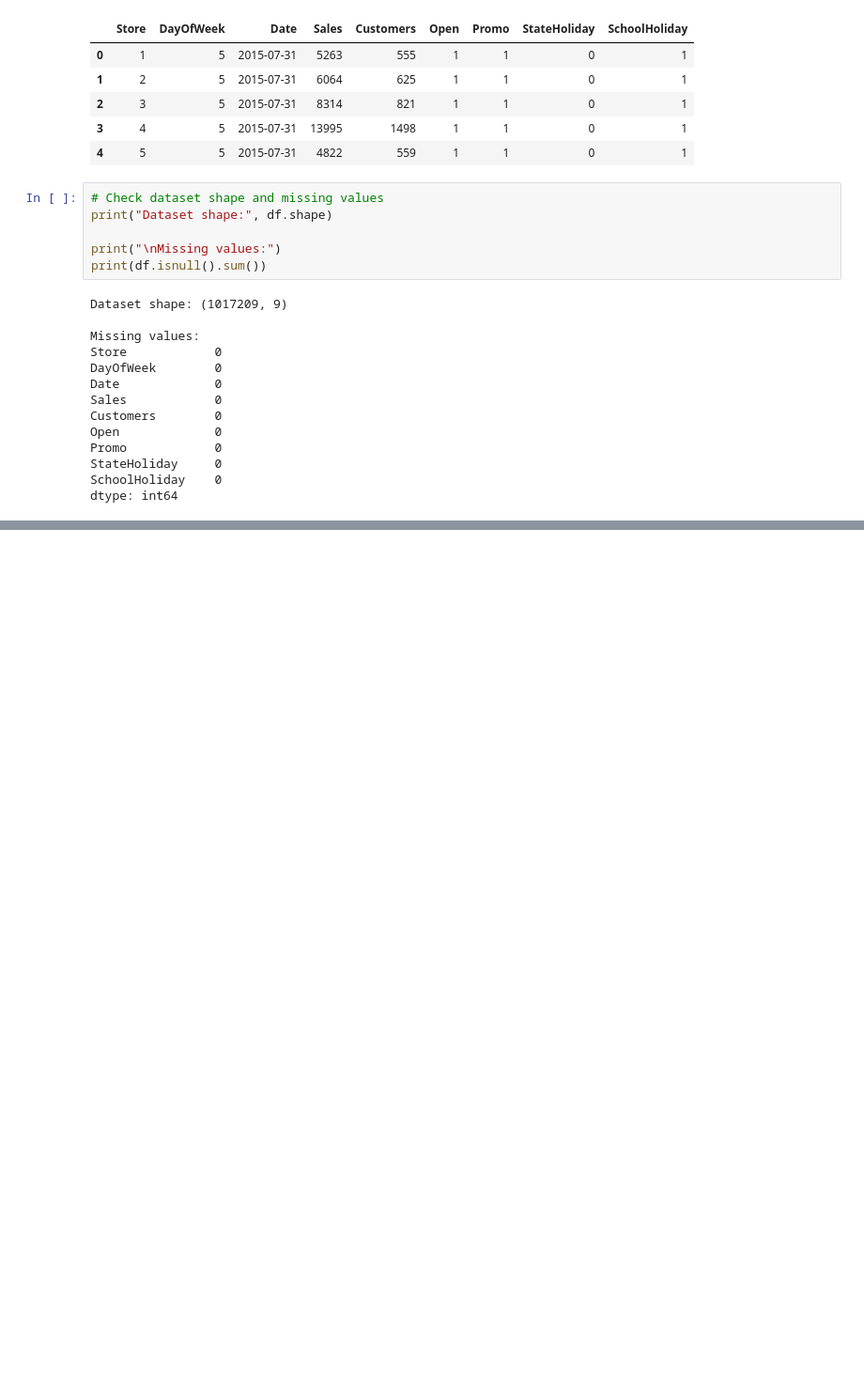
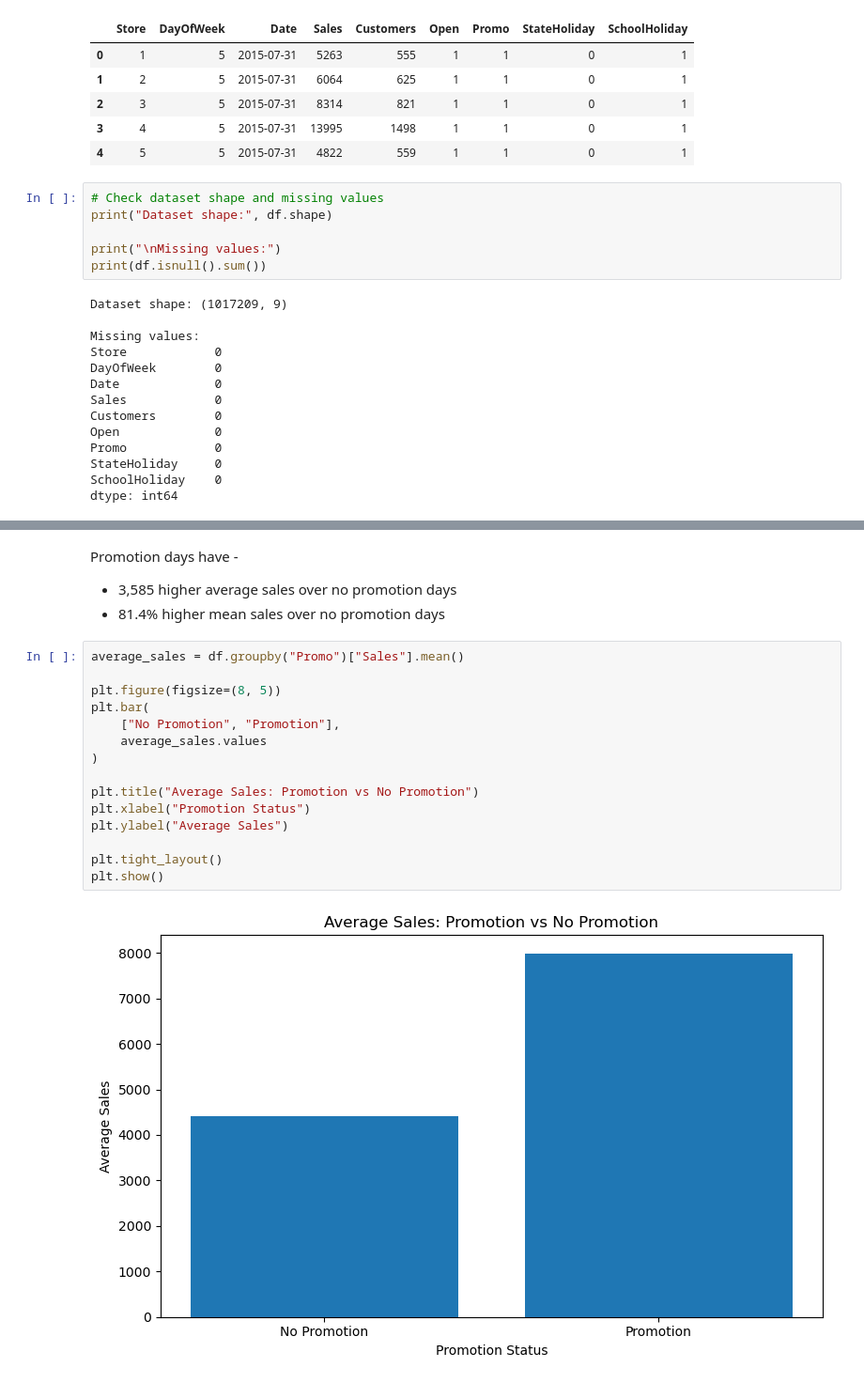
Before and after one commit to pradeepv777/retail-demand-forecast-api, a Jupyter notebook: notebooks/05_promotion_analysis.ipynb, the cells around one changed output, grey strips where cells are left out. Shown at 94% size. Cells and saved outputs as stored; diff of their text form; blank space fills up the shorter version.

Commit message:
feat: add notebook for Rossmann store sales promotion impact analysis

```diff
--- a/notebooks/05_promotion_analysis.ipynb
+++ b/notebooks/05_promotion_analysis.ipynb
@@ -41,0 +114,21 @@ dtype: int64
+# %% [markdown]
+Promotion days have -
+- 3,585 higher average sales over no promotion days
+- 81.4% higher mean sales over no promotion days
+# %%
+average_sales = df.groupby("Promo")["Sales"].mean()
+
+plt.figure(figsize=(8, 5))
+plt.bar(
+    ["No Promotion", "Promotion"],
+    average_sales.values
+)
+
+plt.title("Average Sales: Promotion vs No Promotion")
+plt.xlabel("Promotion Status")
+plt.ylabel("Average Sales")
+
+plt.tight_layout()
+plt.show()
+# %% [output]
+[figure, added]
```
Also changed, not shown: parts of 31 cells of this notebook.
